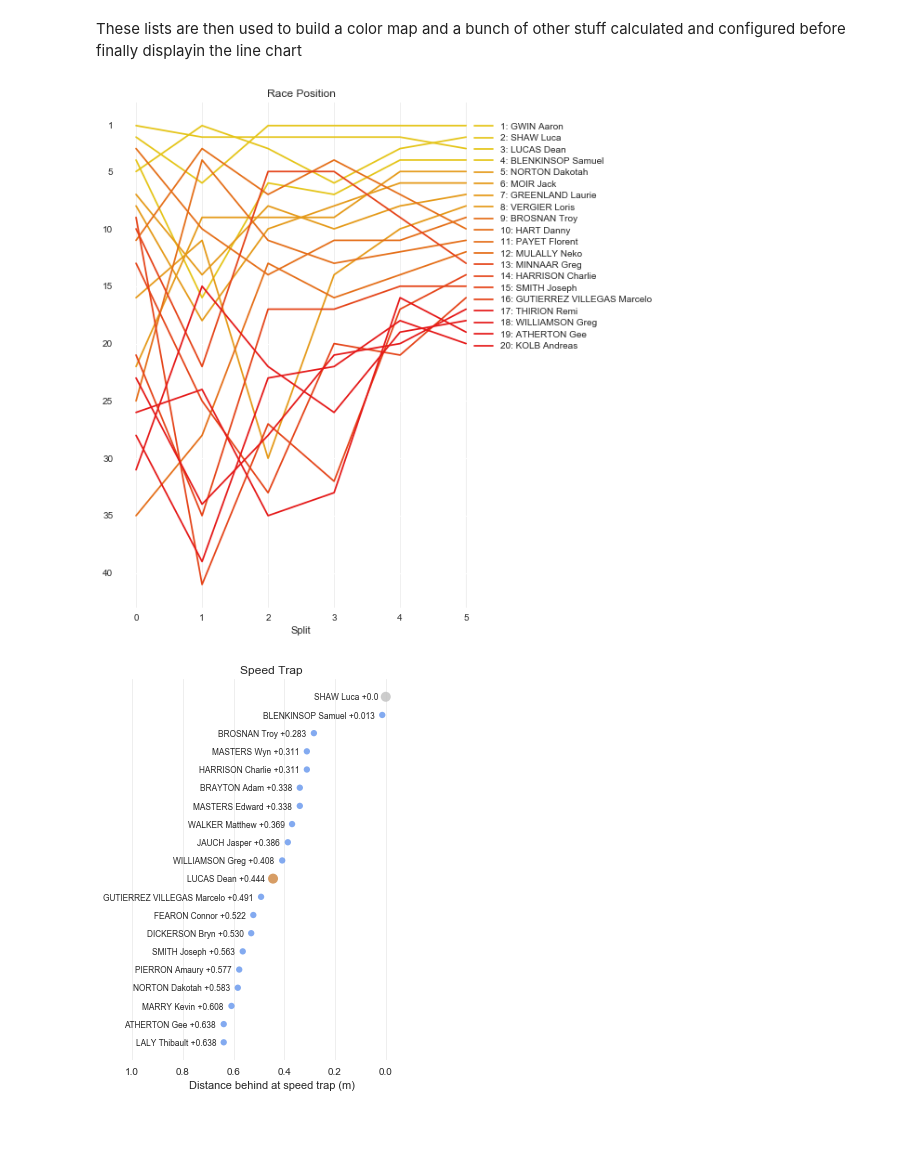
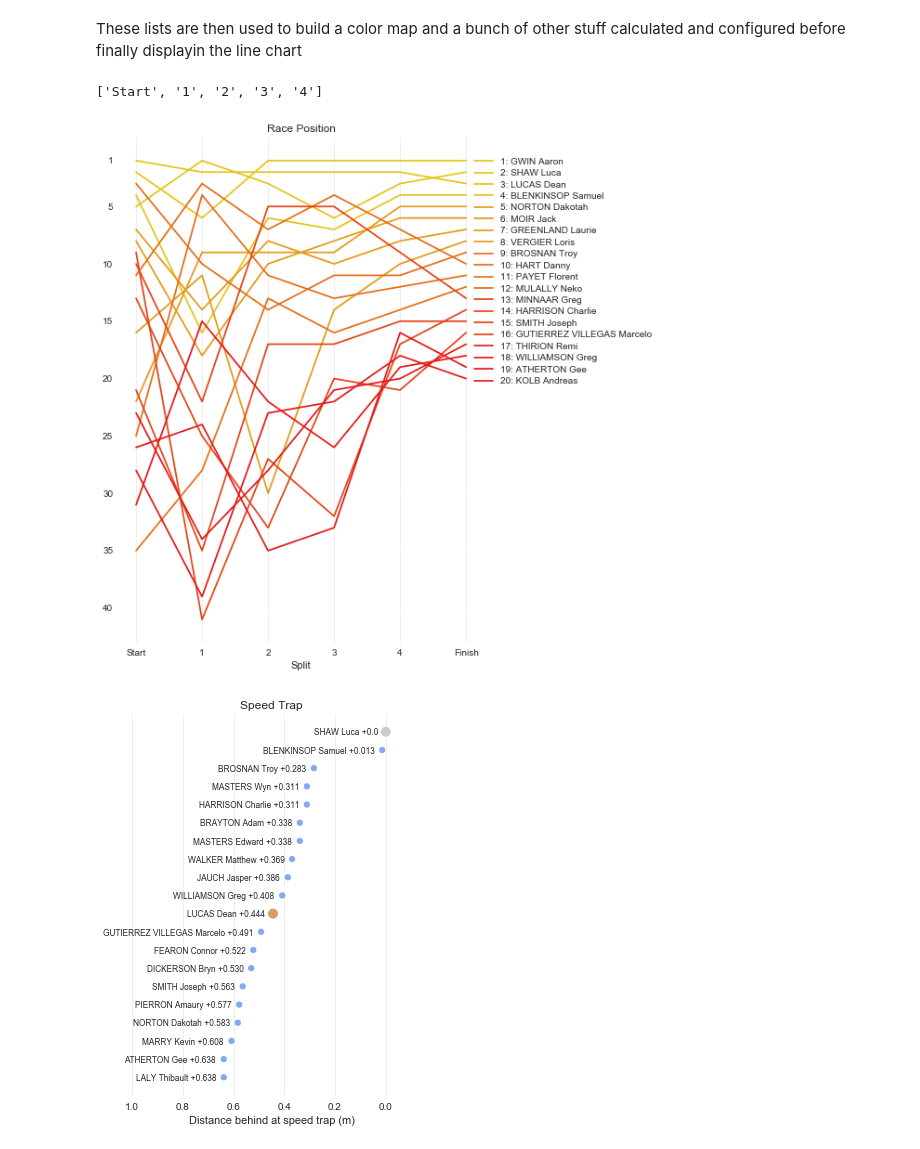
Before and after one commit to domwrap/mtbgeekstats, a Jupyter notebook: 2018/dh_analysis.ipynb, the cells around one changed output. Saved outputs shown, nothing was run; the diff lists cells and outputs as text; code cells hidden in the pictures.

Commit message:
Better labelling on position line chart

```diff
--- a/2018/dh_analysis.ipynb
+++ b/2018/dh_analysis.ipynb
@@ -271,6 +271,10 @@ lines = 20*['-']
 # display( colors )
 # %% [markdown]
 These lists are then used to build a color map and a bunch of other stuff calculated and configured before finally displayin the line chart
+# %%
+['Start'] + [ str(i) for i in range( 1, splits ) ]
+# %% [output]
+['Start', '1', '2', '3', '4']
 # %%
 data = dfPlacing = df[['start_rev', 'split1_rank', 'split2_rank', 'split3_rank', 'split4_rank', 'split5_rank']][:topX].copy().T
 
@@ -282,36 +286,36 @@ mpl.rcParams['axes.prop_cycle'] = cycler(cyc)
 pltX = 1.4 * splits
 pltY = 5 * ( topX / 10 )
 
 fig = plt.figure( figsize=(pltX, pltY) )
 plt.plot( data, label=True )
 ax = plt.gca()
 ax.invert_yaxis()
 ax.set_facecolor('xkcd:white')
 # ax.spines['top'].set_visible(False)
 # ax.spines['right'].set_visible(False)
 # ax.spines['bottom'].set_visible(False)
 # ax.spines['left'].set_visible(False)
 # plt.box(on=None)
 
 
 plt.xlabel( 'Split' )
 plt.title( 'Race Position' )
 
 maxY = int(dfSplitRank['split1_rank'].max()+1)
 plt.yticks( [1]+list(range( 5, maxY, 5 )), [1]+list(range( 5, maxY, 5 )) )
-
-plt.xticks( range( 0, splits+1 ), range( 0, splits+1 ) )
+xlabels = ['Start'] + [ str(i) for i in range( 1, splits ) ] + ['Finish']
+plt.xticks( range( 0, splits+1 ), xlabels )
 plt.grid( True, which='major', axis='y' )
 plt.grid( True, which='major', axis='x', color='#EEEEEE' )
 
 handles, labels = ax.get_legend_handles_labels()
 # labelY = df['name'][:topX].values.tolist()
 legendlabels = [ str(i+1) + ": " + j for i, j in enumerate(df.name[:topX]) ]
 ax.legend( handles, legendlabels, loc=1, labelspacing=0.3445, bbox_to_anchor=(1.49, 0.977)) #, handletextpad=1
 
 plt.show()
 # %% [output]
-[figure, old version]
+[figure, new version]
 # %%
 col = 'speed_ms_vs_best'
 df2 = df.sort_values(col, ascending=True)
```
